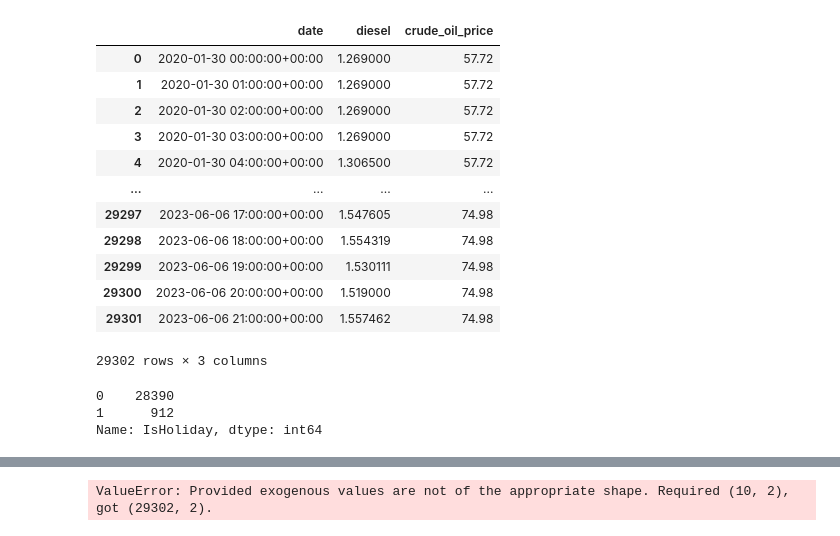
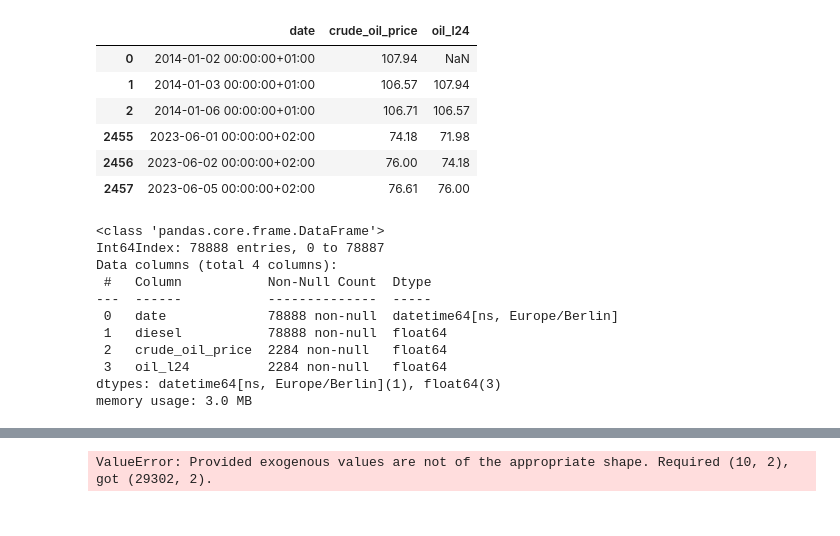
Before and after one commit to petrol-price-predictor/jurassic-juice-juggler, a Jupyter notebook: ts_SARIMAX-1.ipynb, the cells around one changed output, grey strips where cells are left out. Drawn from its saved outputs; the diff is of its cells as text; code cells hidden in the pictures.

```diff
--- a/ts_SARIMAX-1.ipynb
+++ b/ts_SARIMAX-1.ipynb
@@ -236,16 +74,0 @@ import holidays
-# %%
-price_mdata
-# %% [output]
-|  | date | diesel | crude_oil_price |
-| 0 | 2020-01-30 00:00:00+00:00 | 1.269000 | 57.72 |
-| 1 | 2020-01-30 01:00:00+00:00 | 1.269000 | 57.72 |
-| 2 | 2020-01-30 02:00:00+00:00 | 1.269000 | 57.72 |
-| 3 | 2020-01-30 03:00:00+00:00 | 1.269000 | 57.72 |
-| 4 | 2020-01-30 04:00:00+00:00 | 1.306500 | 57.72 |
-| ... | ... | ... | ... |
-| 29297 | 2023-06-06 17:00:00+00:00 | 1.547605 | 74.98 |
-| 29298 | 2023-06-06 18:00:00+00:00 | 1.554319 | 74.98 |
-| 29299 | 2023-06-06 19:00:00+00:00 | 1.530111 | 74.98 |
-| 29300 | 2023-06-06 20:00:00+00:00 | 1.519000 | 74.98 |
-| 29301 | 2023-06-06 21:00:00+00:00 | 1.557462 | 74.98 |
-29302 rows × 3 columns
@@ -281,6 +75,39 @@ price_mdata = get_german_holidays(price_mdata, state='NW')
-# %%
-price_mdata['IsHoliday'].value_counts()
-# %% [output]
-0    28390
-1      912
-Name: IsHoliday, dtype: int64
+# %%
+# importing crude oil feature
+crude_oil = pd.read_csv('data/brent_eu_2014-06-2023_dollar.csv', names=['date', 'crude_oil_price'], header=0)
+crude_oil['date'] = set_datetime_fixed(crude_oil.date)
+
+# Some of the oil-data appears to be a string so we cant convert to float. removing these, then converting
+crude_oil['crude_oil_price'].replace('.', np.nan, inplace=True)
+crude_oil['crude_oil_price'] = crude_oil['crude_oil_price'].astype(float)
+
+# Creating a 1-day lagged feature as only the previous days' price will ever be available
+crude_oil['oil_l24'] = crude_oil['crude_oil_price'].shift(1)
+
+oil_vars = crude_oil.columns[1:]
+display(pd.concat([crude_oil.head(3), crude_oil.tail(3)]))
+# %% [output]
+|  | date | crude_oil_price | oil_l24 |
+| 0 | 2014-01-02 00:00:00+01:00 | 107.94 | NaN |
+| 1 | 2014-01-03 00:00:00+01:00 | 106.57 | 107.94 |
+| 2 | 2014-01-06 00:00:00+01:00 | 106.71 | 106.57 |
+| 2455 | 2023-06-01 00:00:00+02:00 | 74.18 | 71.98 |
+| 2456 | 2023-06-02 00:00:00+02:00 | 76.00 | 74.18 |
+| 2457 | 2023-06-05 00:00:00+02:00 | 76.61 | 76.00 |
+# %%
+# merging the crude oil price into the diesel price DataFrame
+
+merged_df = pd.merge(diesel_prices, crude_oil, on='date', how='left')
+merged_df.info()
+# %% [output]
+<class 'pandas.core.frame.DataFrame'>
+Int64Index: 78888 entries, 0 to 78887
+Data columns (total 4 columns):
+ #   Column           Non-Null Count  Dtype
+---  ------           --------------  -----
+ 0   date             78888 non-null  datetime64[ns, Europe/Berlin]
+ 1   diesel           78888 non-null  float64
+ 2   crude_oil_price  2284 non-null   float64
+ 3   oil_l24          2284 non-null   float64
+dtypes: datetime64[ns, Europe/Berlin](1), float64(3)
+memory usage: 3.0 MB
```
Also changed, not shown: parts of 29 cells of this notebook, 4 other files.
